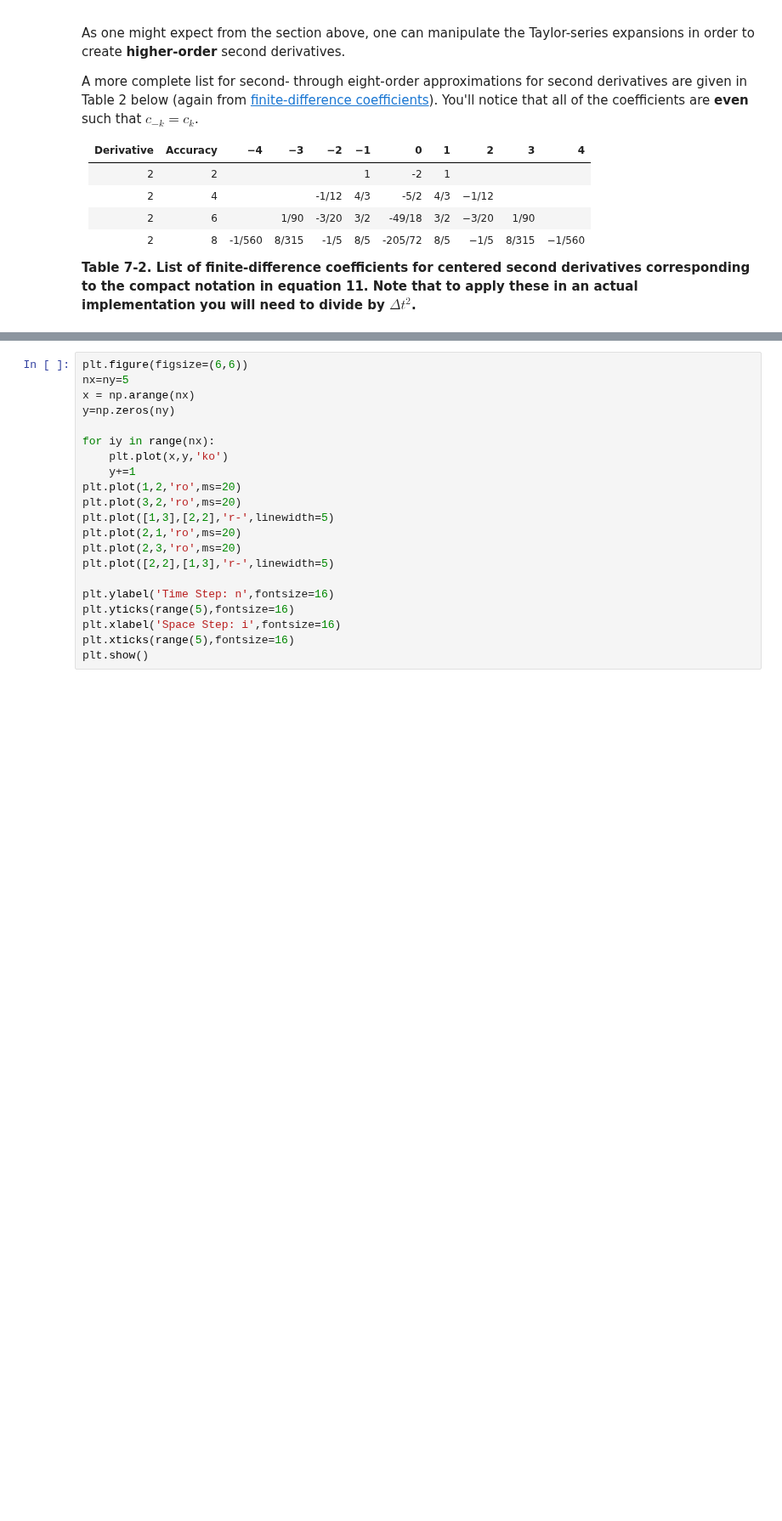
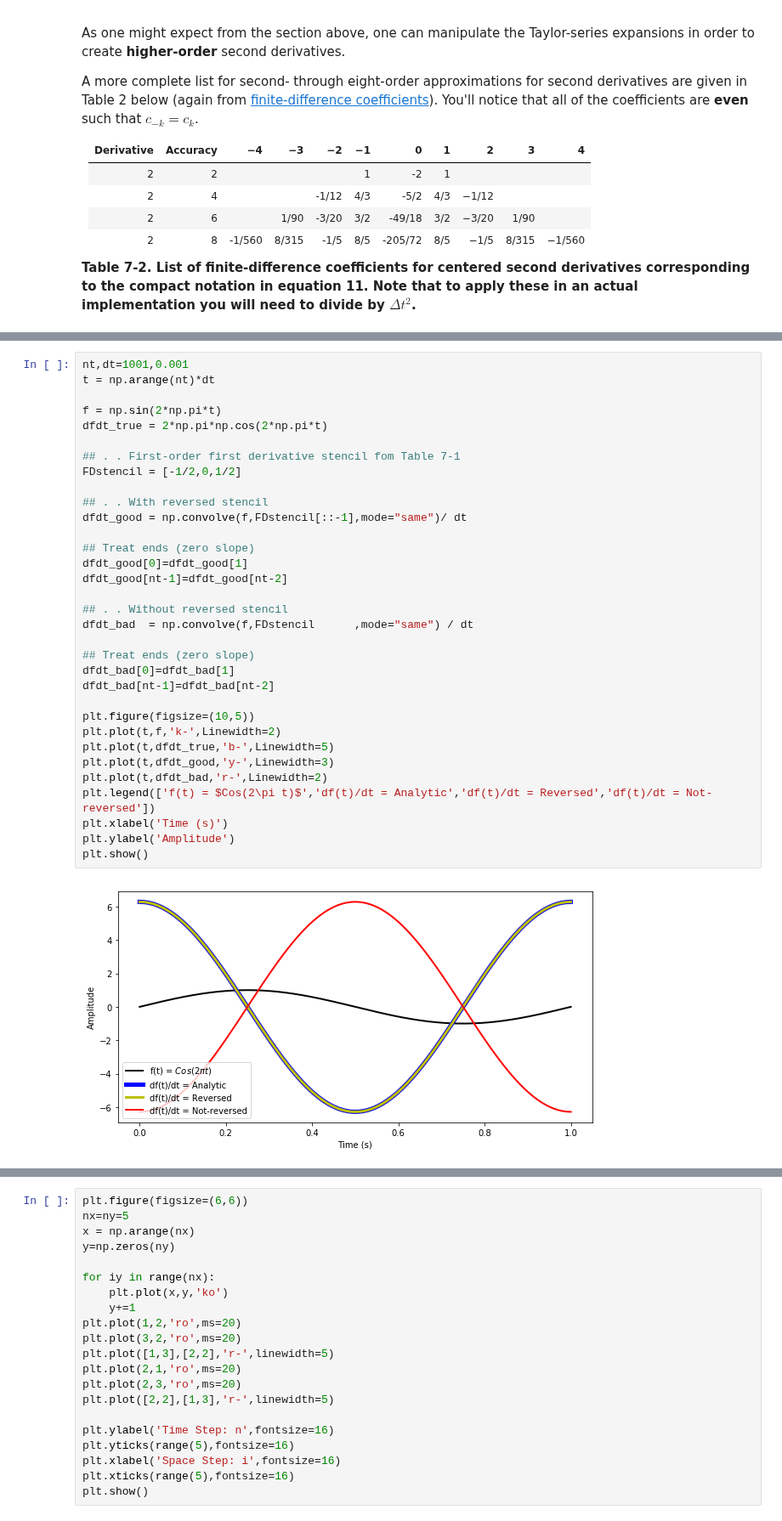
Before and after one commit to jshragge/CSM_GP_GEOPCOMP, a Jupyter notebook: 07_Differentiation.ipynb, the cells around one changed output, grey strips where cells are left out. Shown at 85% size. Drawn from its saved outputs; the diff is of its cells as text; blank space fills up the shorter version.

```diff
--- a/07_Differentiation.ipynb
+++ b/07_Differentiation.ipynb
@@ -199 +201,36 @@ where *FDstencil[::-1]* effectively reverses the stencil array.
+# %%
+nt,dt=1001,0.001
+t = np.arange(nt)*dt
+
+f = np.sin(2*np.pi*t)
+dfdt_true = 2*np.pi*np.cos(2*np.pi*t)
+
+## . . First-order first derivative stencil fom Table 7-1
+FDstencil = [-1/2,0,1/2]
+
+## . . With reversed stencil
+dfdt_good = np.convolve(f,FDstencil[::-1],mode="same")/ dt
+
+## Treat ends (zero slope)
+dfdt_good[0]=dfdt_good[1]
+dfdt_good[nt-1]=dfdt_good[nt-2]
+
+## . . Without reversed stencil
+dfdt_bad  = np.convolve(f,FDstencil      ,mode="same") / dt
+
+## Treat ends (zero slope)
+dfdt_bad[0]=dfdt_bad[1]
+dfdt_bad[nt-1]=dfdt_bad[nt-2]
+
+plt.figure(figsize=(10,5))
+plt.plot(t,f,'k-',Linewidth=2)
+plt.plot(t,dfdt_true,'b-',Linewidth=5)
+plt.plot(t,dfdt_good,'y-',Linewidth=3)
+plt.plot(t,dfdt_bad,'r-',Linewidth=2)
+plt.legend(['f(t) = $Cos(2\pi t)$','df(t)/dt = Analytic','df(t)/dt = Reversed','df(t)/dt = Not-reversed'])
+plt.xlabel('Time (s)')
+plt.ylabel('Amplitude')
+plt.show()
+# %% [output]
+[figure, added]
 # %% [markdown]
```
Also changed, not shown: parts of 3 cells of this notebook, 2 other files.
